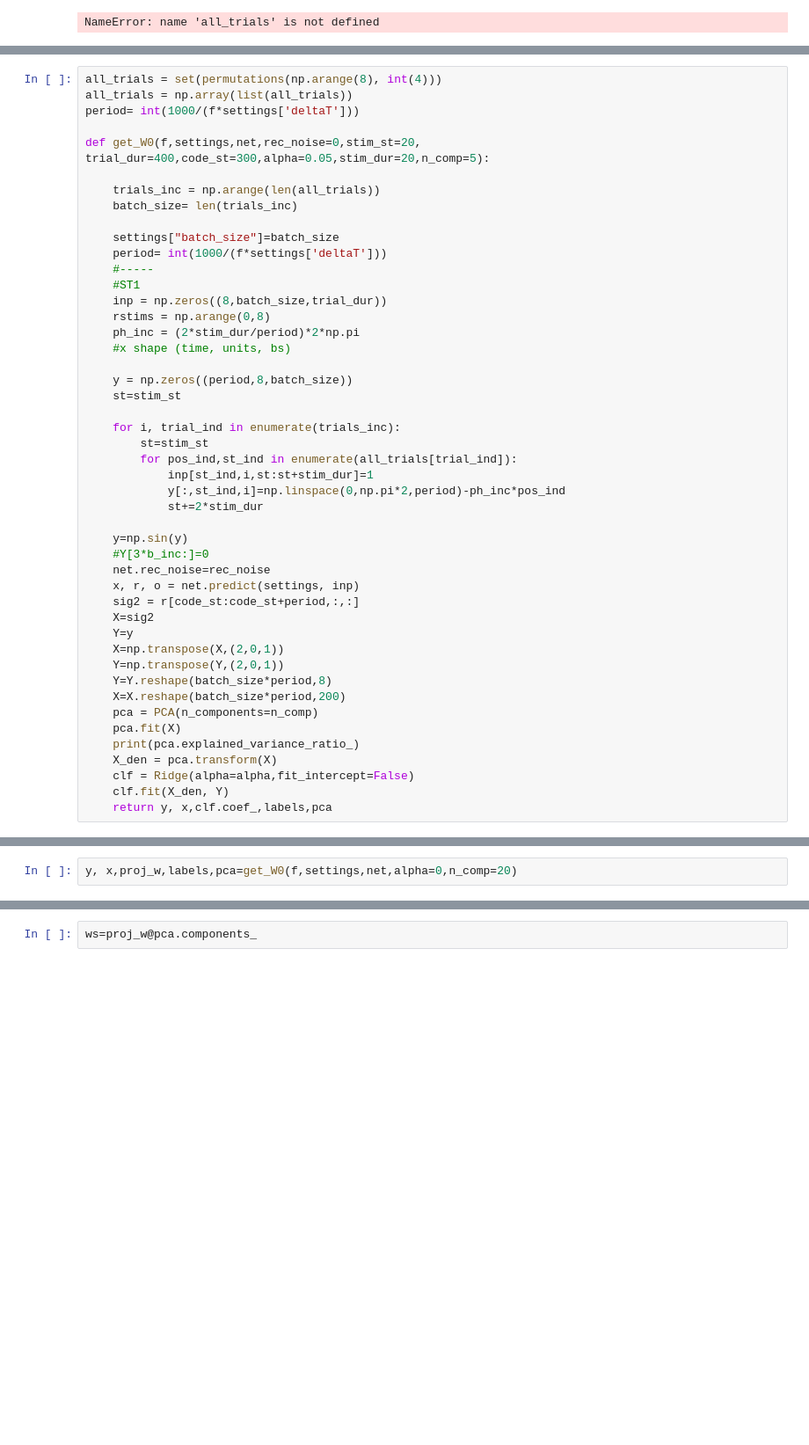
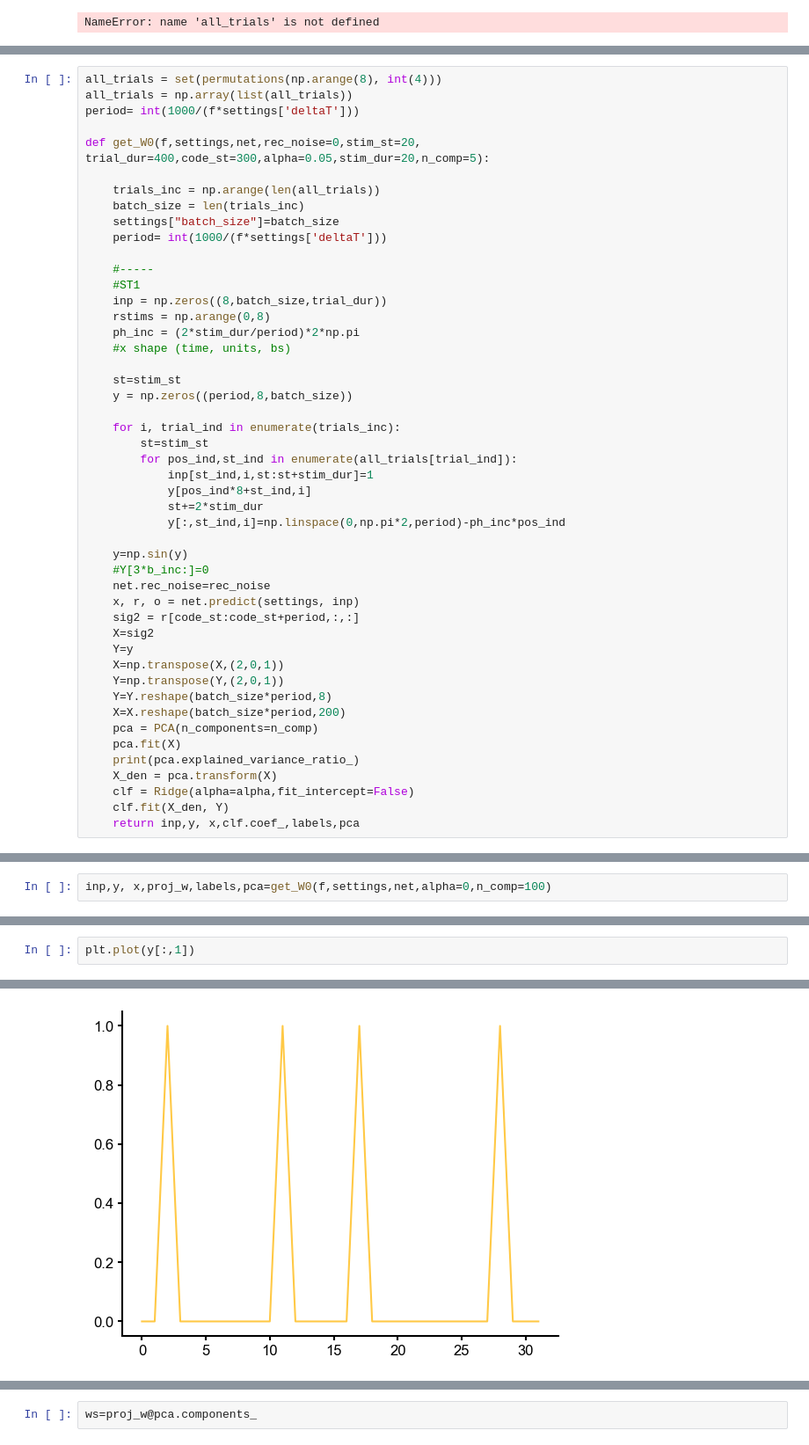
Before and after one commit to mackelab/sequence-memory, a Jupyter notebook: rnn_model/generate_figures/fig_5_b_to_e.ipynb, the cells around one changed output, grey strips where cells are left out. Shown at 88% size. Cells and saved outputs as stored; diff of their text form; blank space fills up the shorter version.

```diff
--- a/rnn_model/generate_figures/fig_5_b_to_e.ipynb
+++ b/rnn_model/generate_figures/fig_5_b_to_e.ipynb
@@ -986,10 +979,10 @@ period= int(1000/(f*settings['deltaT']))
 def get_W0(f,settings,net,rec_noise=0,stim_st=20, trial_dur=400,code_st=300,alpha=0.05,stim_dur=20,n_comp=5):
 
     trials_inc = np.arange(len(all_trials))
-    batch_size= len(trials_inc)
-
+    batch_size = len(trials_inc)
     settings["batch_size"]=batch_size
     period= int(1000/(f*settings['deltaT']))
+
     #-----
     #ST1
     inp = np.zeros((8,batch_size,trial_dur))
@@ -997,15 +990,16 @@ def get_W0(f,settings,net,rec_noise=0,stim_st=20, trial_dur=400,code_st=300,alph
     ph_inc = (2*stim_dur/period)*2*np.pi
     #x shape (time, units, bs)
 
+    st=stim_st
     y = np.zeros((period,8,batch_size))
-    st=stim_st
 
     for i, trial_ind in enumerate(trials_inc):
         st=stim_st
         for pos_ind,st_ind in enumerate(all_trials[trial_ind]):
             inp[st_ind,i,st:st+stim_dur]=1
+            y[pos_ind*8+st_ind,i]
+            st+=2*stim_dur
             y[:,st_ind,i]=np.linspace(0,np.pi*2,period)-ph_inc*pos_ind
-            st+=2*stim_dur
 
     y=np.sin(y)
     #Y[3*b_inc:]=0
@@ -1024,4 +1018,4 @@ def get_W0(f,settings,net,rec_noise=0,stim_st=20, trial_dur=400,code_st=300,alph
     X_den = pca.transform(X)
     clf = Ridge(alpha=alpha,fit_intercept=False)
     clf.fit(X_den, Y)
-    return y, x,clf.coef_,labels,pca
+    return inp,y, x,clf.coef_,labels,pca
@@ -1028,3 +1075,3 @@ def get_W0(f,settings,net,rec_noise=0,stim_st=20, trial_dur=400,code_st=300,alph
 # %%
-y, x,proj_w,labels,pca=get_W0(f,settings,net,alpha=0,n_comp=20)
+inp,y, x,proj_w,labels,pca=get_W0(f,settings,net,alpha=0,n_comp=100)
 # %% [output]
@@ -1034,0 +1095,3 @@ y, x,proj_w,labels,pca=get_W0(f,settings,net,alpha=0,n_comp=20)
+# %%
+plt.plot(y[:,1])
+# %% [output]
@@ -1034,0 +1099 @@ y, x,proj_w,labels,pca=get_W0(f,settings,net,alpha=0,n_comp=20)
+[figure, added]
```
Also changed, not shown: parts of 44 cells of this notebook, 5 other files.
